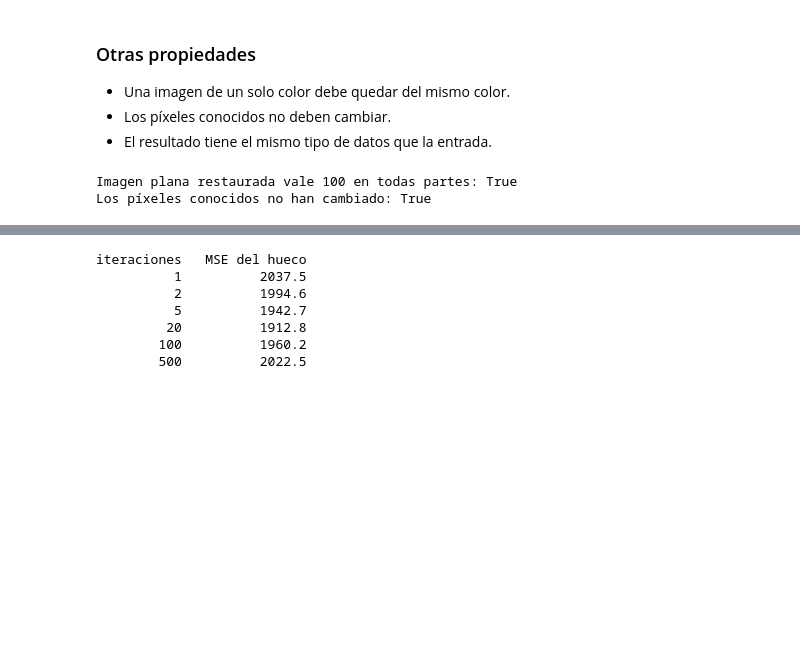
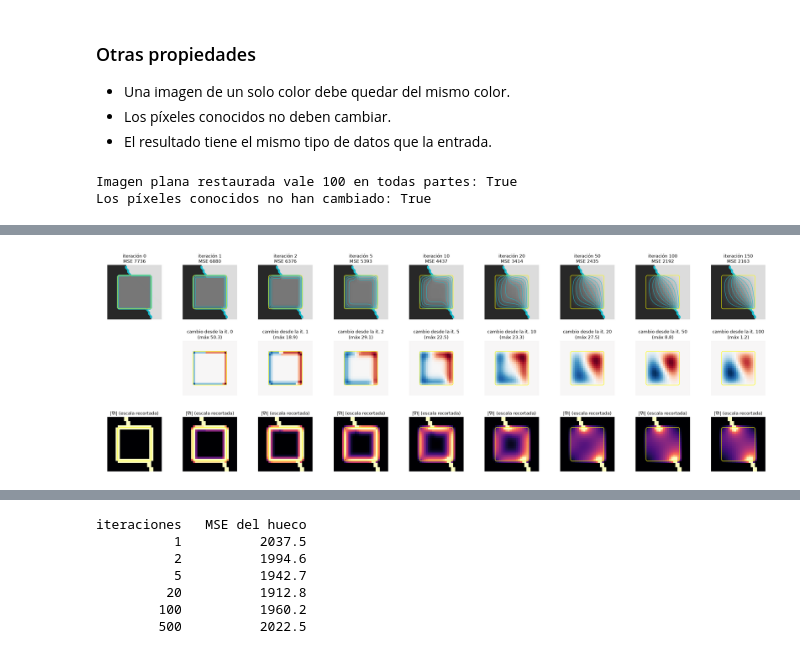
Before and after one commit to Juarodart/PID-restauracion, a Jupyter notebook: notebooks/03_difusion_simple.ipynb, the cells around one changed output, grey strips where cells are left out. Saved outputs shown, nothing was run; the diff lists cells and outputs as text; code cells hidden in the pictures; blank space fills up the shorter version.

```diff
--- a/notebooks/03_difusion_simple.ipynb
+++ b/notebooks/03_difusion_simple.ipynb
@@ -135,0 +345,33 @@ Los píxeles conocidos no han cambiado: True
+# %%
+original_i = borde_i.astype(np.float64)
+mse_iter = error_por_iteracion(estados, original_i, hueco_i)
+marcas = [0, 1, 2, 5, 10, 20, 50, 100, usadas_i]
+escala_gradiente = np.hypot(*np.gradient(borde_i[w].astype(np.float64))).max()
+
+fig, ejes = plt.subplots(3, len(marcas), figsize=(2.9 * len(marcas), 8.6))
+for columna, n in enumerate(marcas):
+    A_n = estados[n]
+    ejes[0, columna].imshow(A_n[w], cmap="gray", vmin=0, vmax=255)
+    ejes[0, columna].contour(A_n[w], levels=niveles, colors="tab:cyan", linewidths=1)
+    ejes[0, columna].set_title(f"iteración {n}\nMSE {mse_iter[n]:.0f}")
+
+    gy, gx = np.gradient(A_n[w])
+    ejes[2, columna].imshow(np.hypot(gx, gy), cmap="magma", vmin=0, vmax=0.25 * escala_gradiente)
+    ejes[2, columna].set_title("|∇I| (escala recortada)")
+
+    if n == 0:
+        ejes[1, columna].axis("off")
+    else:
+        anterior = estados[marcas[columna - 1]]
+        diferencia_n = (A_n - anterior)[w]
+        lim = max(np.abs(diferencia_n).max(), 1e-9)
+        ejes[1, columna].imshow(diferencia_n, cmap="RdBu_r", vmin=-lim, vmax=lim)
+        ejes[1, columna].set_title(f"cambio desde la it. {marcas[columna - 1]}\n(máx {lim:.1f})")
+    for fila in range(3):
+        if not (fila == 1 and n == 0):
+            marcar_hueco(ejes[fila, columna], hv)
+        ejes[fila, columna].axis("off")
+plt.tight_layout(h_pad=3)
+plt.show()
+# %% [output]
+[figure, added]
```
Also changed, not shown: parts of 26 cells of this notebook, 4 other files.
